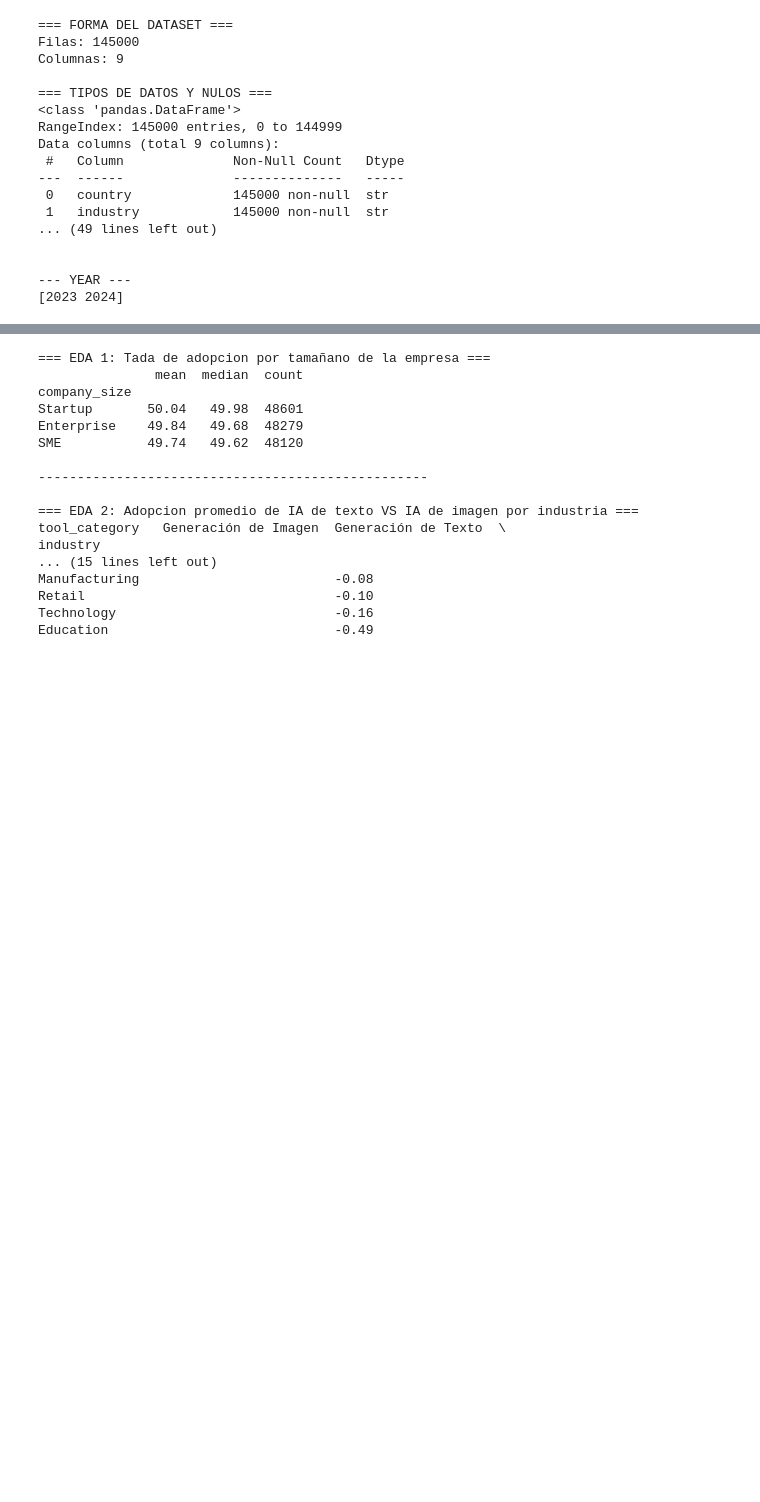
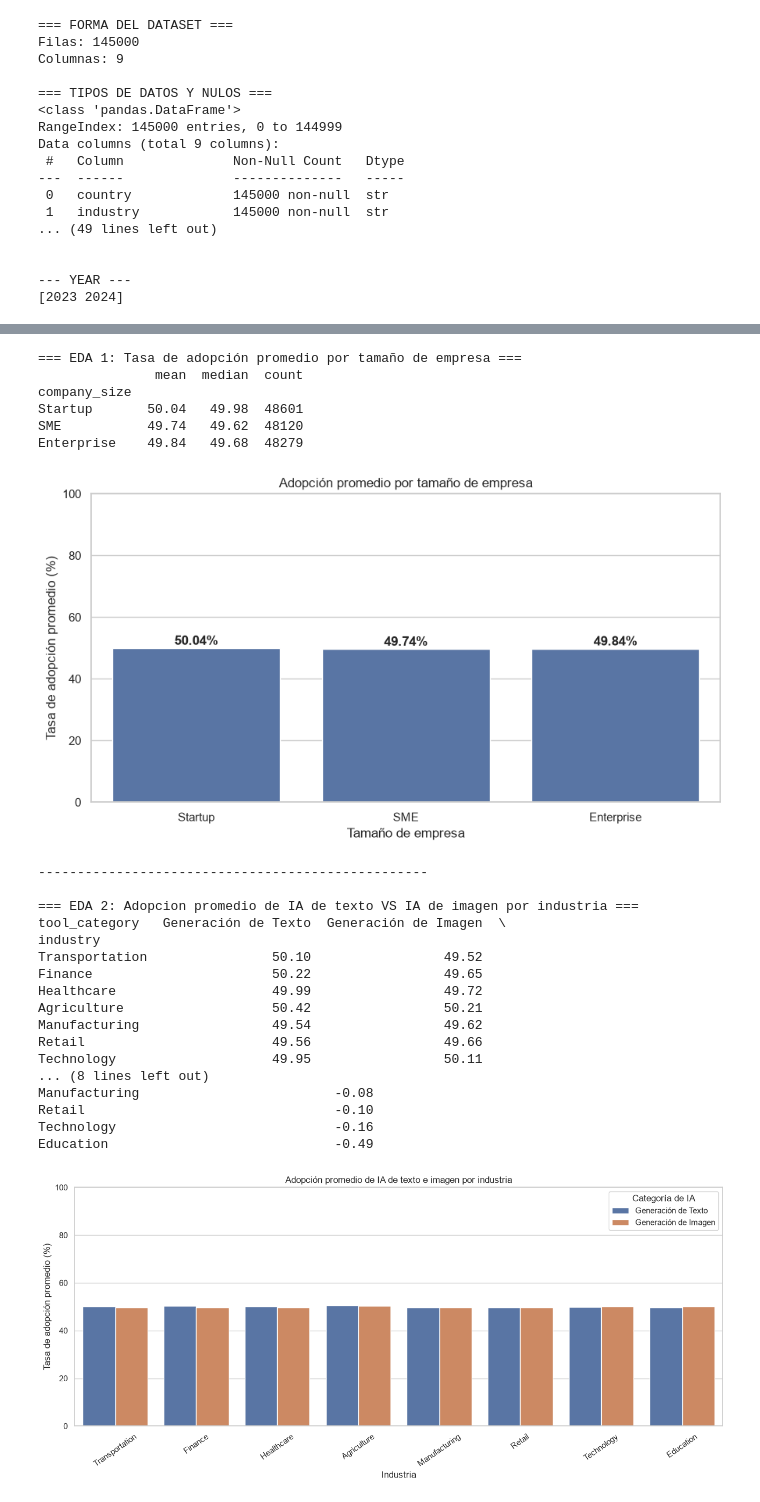
Before and after one commit to Amarilla-Agustin/Final-proyect, a Jupyter notebook: Notebook.ipynb, the cells around one changed output, grey strips where cells are left out. Saved outputs shown, nothing was run; the diff lists cells and outputs as text; code cells hidden in the pictures; blank space fills up the shorter version.

```diff
--- a/Notebook.ipynb
+++ b/Notebook.ipynb
@@ -118,7 +132,7 @@ ax = sns.barplot(
     y='mean',
     order=company_size_order,
     color='#4C72B0',
-    ci=None,
+    errorbar=None,
 )
 
 for index, value in enumerate(eda_1_plot['mean']):
@@ -127,43 +141,77 @@ for index, value in enumerate(eda_1_plot['mean']):
 ax.set_title('Adopción promedio por tamaño de empresa')
 ax.set_xlabel('Tamaño de empresa')
 ax.set_ylabel('Tasa de adopción promedio (%)')
 ax.set_ylim(0, 100)
 plt.tight_layout()
 plt.show()
 print("\n" + "-"*50 + "\n")
 
 # ==========================================
 # EDA 2: Texto vs. Imagen por Industria
 # ==========================================
 print("=== EDA 2: Adopcion promedio de IA de texto VS IA de imagen por industria ===")
 # ¿Qué queremos averiguar?: ¿ChatGPT/Texto es transversal a todas las industrias y Midjourney/Imagen tiene nichos específicos? (Hipótesis 2)
 eda_2 = pd.pivot_table(
     df_clean,
     values='adoption_rate',
     index='industry',
     columns='tool_category',
     aggfunc='mean'
 ).round(2)
 
 # Calculamos la diferencia entre ambos para ver que tecnología predomina en cada rubro
 eda_2['Diferencia (Texto - Imagen)'] = eda_2['Generación de Texto'] - eda_2['Generación de Imagen']
 eda_2 = eda_2.sort_values(by='Diferencia (Texto - Imagen)', ascending=False)
 print(eda_2)
+
+eda_2_plot = (
+    df_clean.groupby(['industry', 'tool_category'], observed=True)['adoption_rate']
+    .mean()
+    .reset_index()
+)
+
+plt.figure(figsize=(13, 6))
+ax = sns.barplot(
+    data=eda_2_plot,
+    x='industry',
+    y='adoption_rate',
+    hue='tool_category',
+    order=eda_2.index.tolist(),
+    hue_order=tool_category_order,
+    errorbar=None,
+)
+
+ax.set_title('Adopción promedio de IA de texto e imagen por industria')
+ax.set_xlabel('Industria')
+ax.set_ylabel('Tasa de adopción promedio (%)')
+ax.set_ylim(0, 100)
+ax.tick_params(axis='x', rotation=35)
+ax.legend(title='Categoría de IA')
+plt.tight_layout()
+plt.show()
 # %% [output]
-=== EDA 1: Tada de adopcion por tamañano de la empresa ===
+=== EDA 1: Tasa de adopción promedio por tamaño de empresa ===
                mean  median  count
 company_size
 Startup       50.04   49.98  48601
+SME           49.74   49.62  48120
 Enterprise    49.84   49.68  48279
-SME           49.74   49.62  48120
-
---------------------------------------------------
-
-=== EDA 2: Adopcion promedio de IA de texto VS IA de imagen por industria ===
-tool_category   Generación de Imagen  Generación de Texto  \
-industry
-... (15 lines left out)
-Manufacturing                         -0.08
-Retail                                -0.10
-Technology                            -0.16
-Education                             -0.49
+[figure, added]
+--------------------------------------------------
+
+=== EDA 2: Adopcion promedio de IA de texto VS IA de imagen por industria ===
+tool_category   Generación de Texto  Generación de Imagen  \
+industry
+Transportation                50.10                 49.52
+Finance                       50.22                 49.65
+Healthcare                    49.99                 49.72
+Agriculture                   50.42                 50.21
+Manufacturing                 49.54                 49.62
+Retail                        49.56                 49.66
+Technology                    49.95                 50.11
+... (8 lines left out)
+Manufacturing                         -0.08
+Retail                                -0.10
+Technology                            -0.16
+Education                             -0.49
+[figure, added]
```
Also changed, not shown: parts of 2 cells of this notebook.
